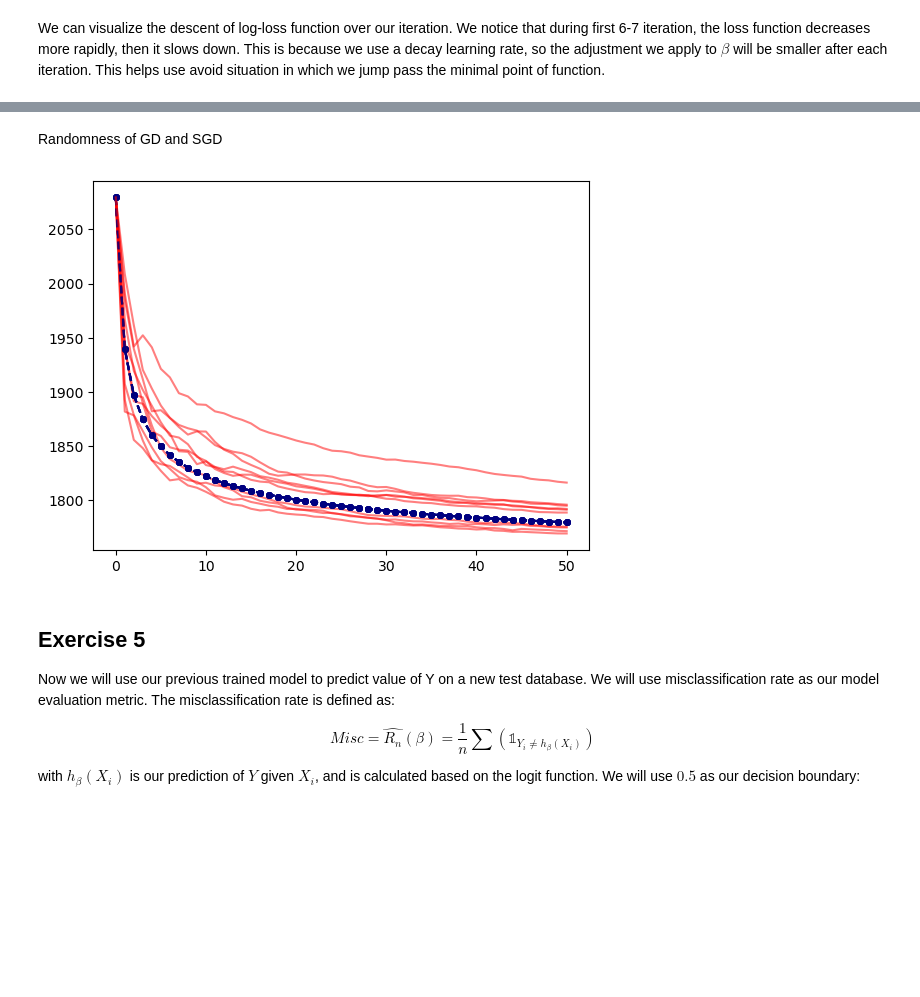
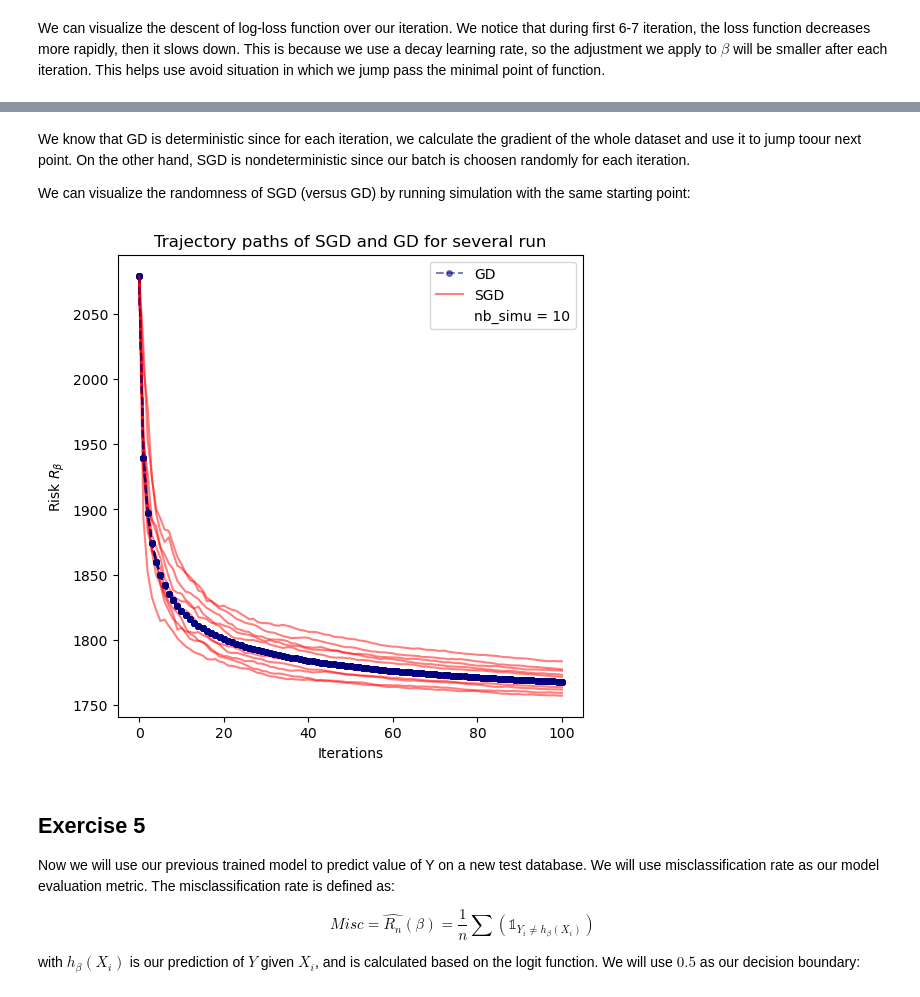
Before and after one commit to khuongdb/ensai-ml-computer-lab, a Jupyter notebook: ml-labs-Ba-Khuong-Dang.ipynb, the cells around one changed output, grey strips where cells are left out. Cells and saved outputs as stored; diff of their text form; code cells hidden in the pictures; blank space fills up the shorter version.

```diff
--- a/ml-labs-Ba-Khuong-Dang.ipynb
+++ b/ml-labs-Ba-Khuong-Dang.ipynb
@@ -147,4 +184,10 @@ Similar to exercise 1, I will implement this theorem using `numpy` random genera
 # %%
+# Loading packages
+import numpy as np
+import matplotlib.pyplot as plt
+from scipy.stats import norm, expon, uniform
+
+
 np.random.seed(2796)
 
 
@@ -155,7 +198,6 @@ def z_norm(mu, sigma, n):
     Returns:
         Sequence of normal random variable and its pdf
     """
-    # x = np.linspace(mu - 4*sigma, mu + 4*sigma, n)  # Range for x values
     x = np.random.normal(mu, sigma, n)
     x = np.sort(x)
     y = norm.pdf(x, mu, sigma)  # pdf of x
@@ -183,11 +225,11 @@ sigma = (trial * p) * (1 - p)
 x_norm, y_norm = z_norm(0, np.sqrt(sigma), 1000)
 
 # Set up subplot grid (2x2) for each value of n
-fig, axs = plt.subplots(2, 2, figsize=(12, 10))
+fig, axs = plt.subplots(2, 2, figsize=(12, 8))
 axs = axs.flatten()
 
 for idx, n in enumerate([5, 50, 100, 250]):
-    rv_simu = np.array([z_binom(trial, p, n) for i in range(nb_simu)])
+    rv_simu = [z_binom(trial, p, n) for _ in range(nb_simu)]
     # Plot Z distribution and Normal distribution
     axs[idx].hist(
         rv_simu,
@@ -196,11 +238,13 @@ for idx, n in enumerate([5, 50, 100, 250]):
         color="blue",
         edgecolor="blue",
         alpha=0.5,
-        label=f"Sample mean with n={n}",
+        label=f"n={n}",
     )
     axs[idx].plot(x_norm, y_norm, color="red", label="Normal Distribution")
+    # sns.kdeplot(x_norm, ax=axs[idx], color="red", fill=False, label="Y = 0")
     axs[idx].legend(loc="upper left")
 
-plt.tight_layout()
+plt.tight_layout(rect=[0, 0, 1, 0.95])
+plt.suptitle("Distribution of sample mean for binomial distribution")
 plt.show()
 # %% [output]
@@ -668,29 +824,58 @@ plt.show()
-# %% [markdown]
-Randomness of GD and SGD
+# %% [markdown]
+We know that GD is deterministic since for each iteration, we calculate the gradient of the whole dataset and use it to jump toour next point. On the other hand, SGD is nondeterministic since our batch is choosen randomly for each iteration.
+
+We can visualize the randomness of SGD (versus GD) by running simulation with the same starting point:
 # %%
+from matplotlib.lines import Line2D
+
 nb_simu = 10
 simu_gd = []
 simu_sgd = []
 
-fig, ax = plt.subplots()
+fig, ax = plt.subplots(figsize=(6, 6))
 
 for i in range(nb_simu):
-    _, simu_hist_gd = gradient_descent(X=X_train, Y=Y_train, beta=beta_init, iters=50)
+    # simulation for GD
+    _, simu_hist_gd = gradient_descent(X=X_train, Y=Y_train, beta=beta_init, iters=100)
     simu_gd.append(simu_hist_gd["risk"])
-    ax.plot(simu_hist_gd["risk"], "o--", color="navy", alpha=0.5, markersize=4, label="GD")
+    ax.plot(
+        simu_hist_gd["risk"], "o--", color="navy", alpha=0.5, markersize=4, label="GD"
+    )
 
-    _, simu_hist_sgd = stochastic_gradient_descent(X=X_train, Y=Y_train, beta=beta_init, batch_size=batch_size, iters=50)
+    # simulation for SGD
+    _, simu_hist_sgd = stochastic_gradient_descent(
+        X=X_train, Y=Y_train, beta=beta_init, batch_size=batch_size, iters=100
+    )
     simu_sgd.append(simu_hist_sgd["risk"])
     ax.plot(simu_hist_sgd["risk"], "-", color="r", alpha=0.5, label="SGD")
 
-    # plot_risk_trajectory(ax[1], simu_hist_gd, simu_hist_sgd, 0, 1)
+
+ax.set_xlabel("Iterations")
+ax.set_ylabel("Risk $R_{\\beta}$")
+
+# custom legend
+custom_handles = [
+    Line2D(
+        [0],
+        [0],
+        linestyle="--",
+        marker="o",
+        color="navy",
+        alpha=0.5,
+        markersize=4,
+        label="GD",
+    ),
+    Line2D([0], [0], linestyle="-", color="r", alpha=0.5, label="SGD"),
+    Line2D([0], [0], linestyle="none", marker=" ", label=f"nb_simu = {nb_simu}"),
+]
 
 
 # plot_risk_contour(ax[1], X_train, Y_train, beta_sgd, hist_gd, hist_sgd, 0, 1)
-plt.legend().set_visible(False)
+plt.legend(handles=custom_handles, loc="upper right")
+plt.title("Trajectory paths of SGD and GD for several run")
 plt.show()
 # %% [output]
-[figure, old version]
+[figure, new version]
 # %% [markdown]
 ## Exercise 5
 
```
Also changed, not shown: parts of 61 cells of this notebook.
